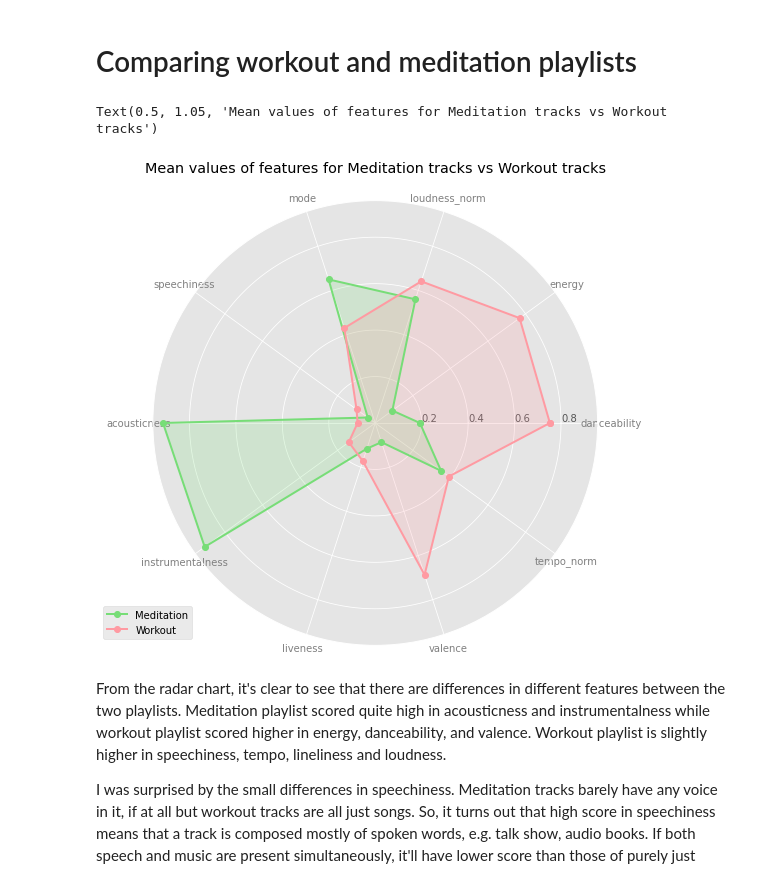
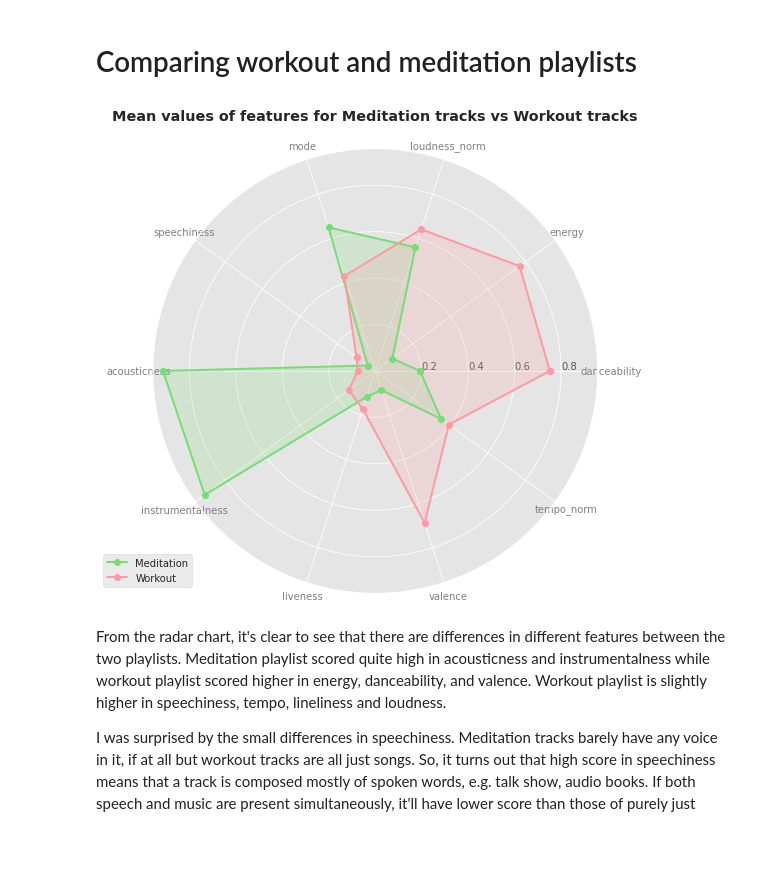
Before and after one commit to hannz88/Spotify_data_science, a Jupyter notebook: Comparing playlists.ipynb, the cells around one changed output. Saved outputs shown, nothing was run; the diff lists cells and outputs as text; code cells hidden in the pictures; blank space fills up the shorter version.

```diff
--- a/Comparing playlists.ipynb
+++ b/Comparing playlists.ipynb
@@ -243,36 +243,36 @@ workout_means = workout[variables].mean().tolist()
 meditation_means += meditation_means[:1]
 workout_means += workout_means[:1]
 
 # angles of axis
 from math import pi
 angles = [n/float(num_var) * 2 * pi for n in range(num_var)]
 angles += angles[:1]
 
 # size of the plot
 plt.figure(figsize=(18,18))
 ax = plt.subplot(221, polar = True)
 
 # labels
 plt.xticks(angles[:-1], variables, color='grey')
 ax.set_rlabel_position(0)
 
 
 # meditation
 ax.plot(angles, meditation_means, "o-", linewidth=2, label="Meditation", color = "#77DD77")
 ax.fill(angles, meditation_means, "o-" ,alpha=0.2, facecolor = "#77DD77")
 
 # workout
 ax.plot(angles, workout_means, "o-", linewidth=2, label="Workout", color = "#FF9AA2")
 ax.fill(angles, workout_means, "o-", alpha=0.2, facecolor="#FF9AA2")
 
 # Legend
 plt.legend(loc='best', bbox_to_anchor=(0.1, 0.1))
 
 #
-plt.title("Mean values of features for Meditation tracks vs Workout tracks")
+plt.title("Mean values of features for Meditation tracks vs Workout tracks", fontweight="bold")
+plt.savefig("Graphs/radarchart.png", bbox_inches='tight')
 # %% [output]
-Text(0.5, 1.05, 'Mean values of features for Meditation tracks vs Workout tracks')
-[figure, old version]
+[figure, new version]
 # %% [markdown]
 From the radar chart, it's clear to see that there are differences in different features between the two playlists. Meditation playlist scored quite high in acousticness and instrumentalness while workout playlist scored higher in energy, danceability, and valence. Workout playlist is slightly higher in speechiness, tempo, lineliness and loudness.
 
```
Also changed, not shown: parts of 8 cells of this notebook, 1 other file.
